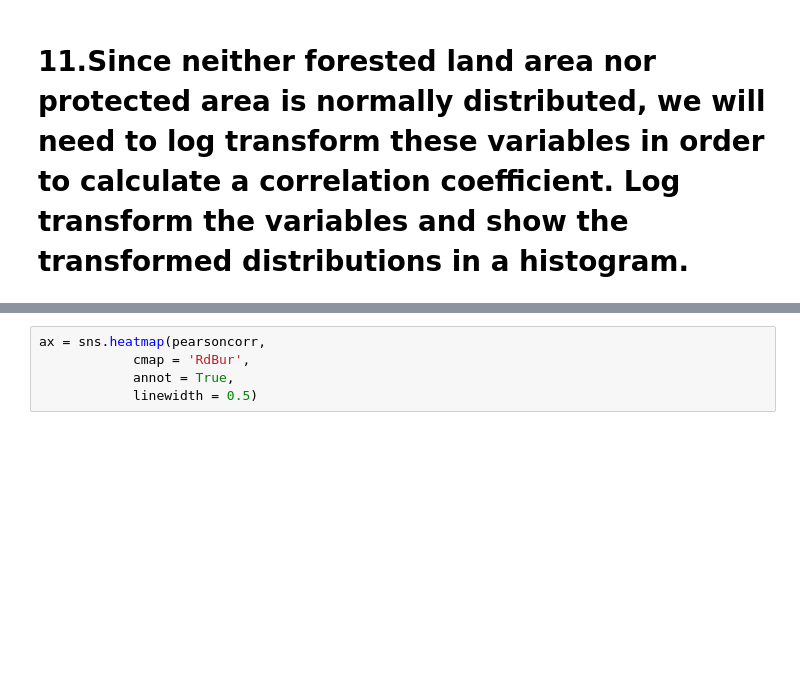
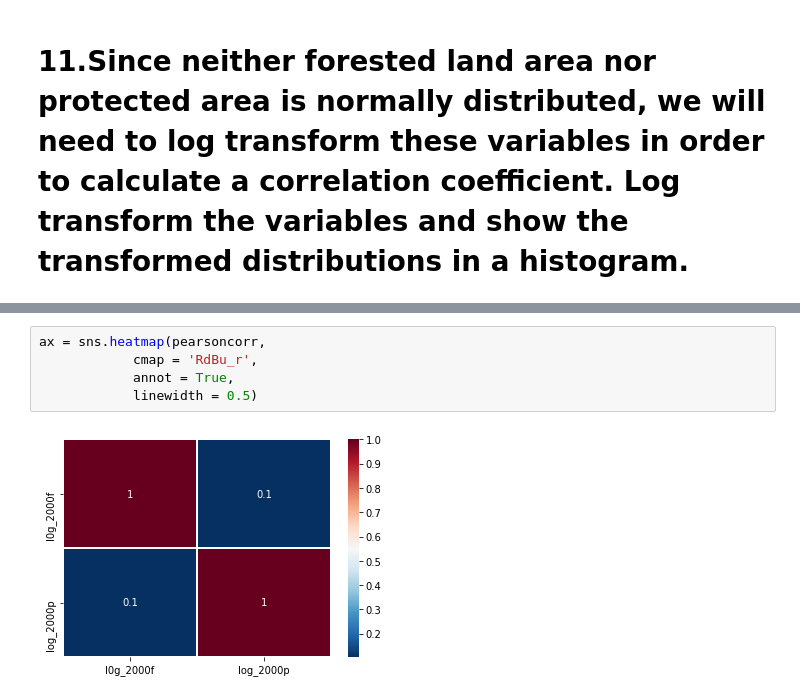
Before and after one commit to rethabilethulo/statistical_thinking1, a Jupyter notebook: Stats_thinking.ipynb, the cells around one changed output, grey strips where cells are left out. Drawn from its saved outputs; the diff is of its cells as text; blank space fills up the shorter version.

```diff
--- a/Stats_thinking.ipynb
+++ b/Stats_thinking.ipynb
@@ -932,5 +1102,7 @@ pearsoncorr
 # %%
 ax = sns.heatmap(pearsoncorr,
-            cmap = 'RdBur',
+            cmap = 'RdBu_r',
             annot = True,
             linewidth = 0.5)
+# %% [output]
+[figure, added]
```
Also changed, not shown: parts of 21 cells of this notebook.
